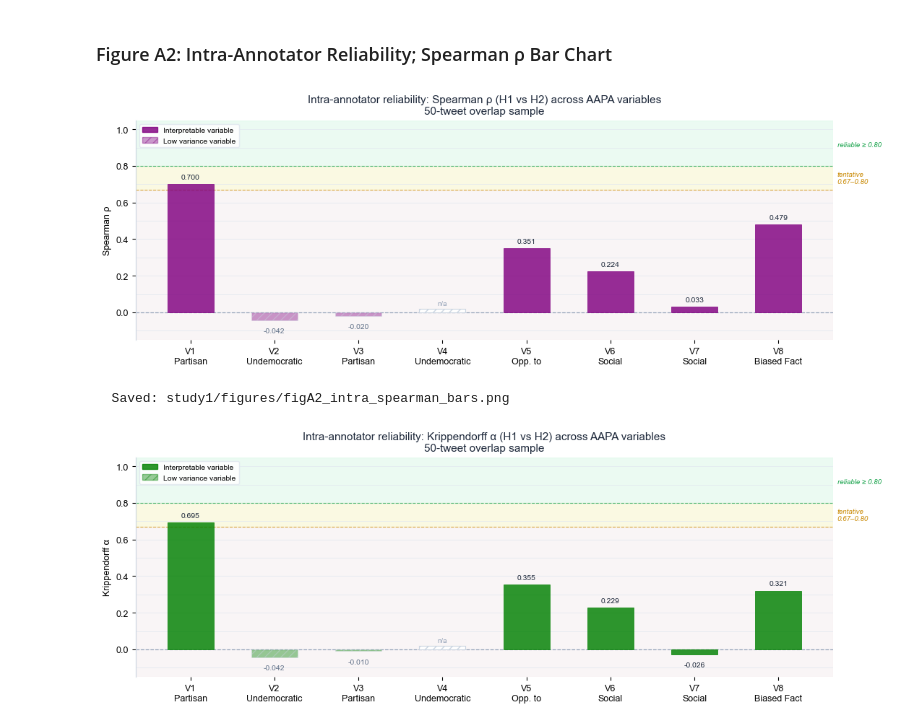
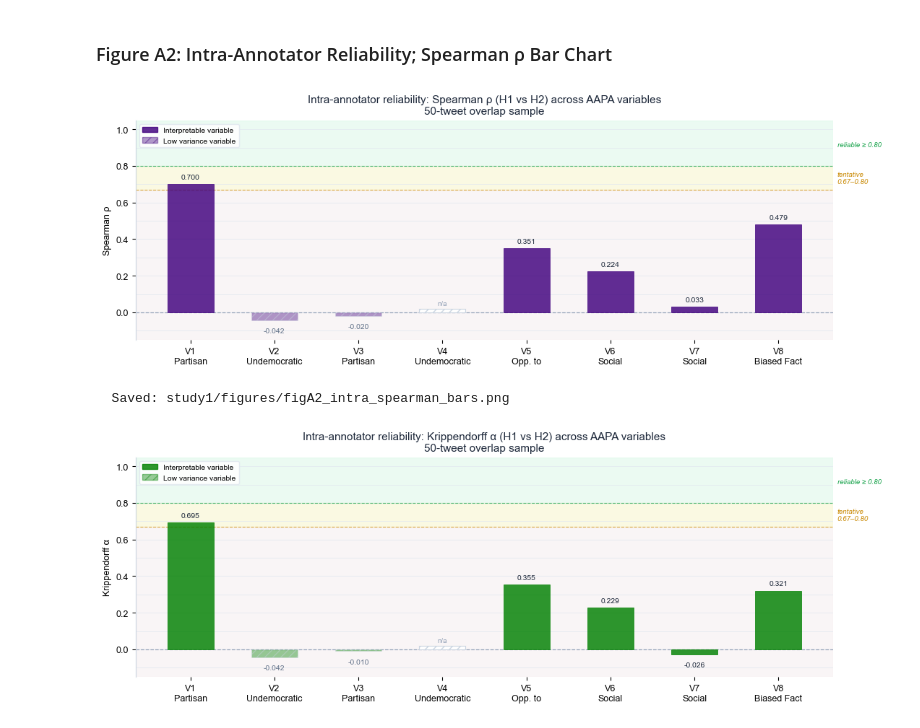
Before and after one commit to meshchem/Thesis, a Jupyter notebook: LLM_annotations/study1_annotation_consistency.ipynb, the cells around one changed output. Drawn from its saved outputs; the diff is of its cells as text; code cells hidden in the pictures.

```diff
--- a/LLM_annotations/study1_annotation_consistency.ipynb
+++ b/LLM_annotations/study1_annotation_consistency.ipynb
@@ -497,7 +494,7 @@ ax.axhline(0, color="#94A3B8", linewidth=0.9, linestyle="--", zorder=1)
 for y in np.arange(-0.1, 1.05, 0.1):
     ax.axhline(y, color="#E2E8F0", linewidth=0.5, zorder=0)
 
-colour = "purple"
+colour = "#3F007D"
 for xi, (v, val) in enumerate(zip(SCORE_COLS, rho_vals)):
     is_lv = v in LOW_VARIANCE
     if np.isnan(val):
@@ -515,34 +512,34 @@ for xi, (v, val) in enumerate(zip(SCORE_COLS, rho_vals)):
             va="bottom" if val >= 0 else "top", fontsize=7.5,
             color="#64748B" if is_lv else "#1E293B")
 
 ax.axhline(0.80, color="#16A34A", linewidth=0.8, linestyle="--", alpha=0.7, zorder=1)
 ax.axhline(0.67, color="#CA8A04", linewidth=0.8, linestyle="--", alpha=0.7, zorder=1)
 ax.text(len(SCORE_COLS) - 0.3, 0.915, "reliable ≥ 0.80",
         fontsize=7, color="#16A34A", va="center", style="italic")
 ax.text(len(SCORE_COLS) - 0.3, 0.735, "tentative\n0.67–0.80",
         fontsize=7, color="#CA8A04", va="center", style="italic")
 
 ax.set_ylim(-0.15, 1.05)
 ax.set_ylabel("Spearman ρ", fontsize=9)
 ax.yaxis.set_major_locator(mticker.MultipleLocator(0.2))
 ax.set_xticks(range(len(SCORE_COLS)))
 ax.set_xticklabels(
     [f"{v}\n{VARIABLE_LABELS[v].split(chr(10))[1]}" for v in SCORE_COLS],
     fontsize=8, multialignment="center"
 )
 style_axes(ax)
 handles = [
     mpatches.Patch(color=colour, alpha=0.82, label="Interpretable variable"),
     mpatches.Patch(color=colour, alpha=0.4, hatch="///",
                    edgecolor="#CBD5E1", label="Low variance variable"),
 ]
 ax.legend(handles=handles, fontsize=7.5, loc="upper left", framealpha=0.9, edgecolor="#E2E8F0")
 ax.set_title("Intra-annotator reliability: Spearman ρ (H1 vs H2) across AAPA variables\n50-tweet overlap sample",
              fontsize=11, color="#1E293B")
 plt.tight_layout()
 save_fig(fig, "figA2_intra_spearman_bars")
 # %% [output]
-[figure, old version]
+[figure, new version]
   Saved: study1/figures/figA2_intra_spearman_bars.png
 # %%
 alpha_vals = intra_df["krippendorff_alpha"].values
```
Also changed, not shown: parts of 10 cells of this notebook, 10 other files.
